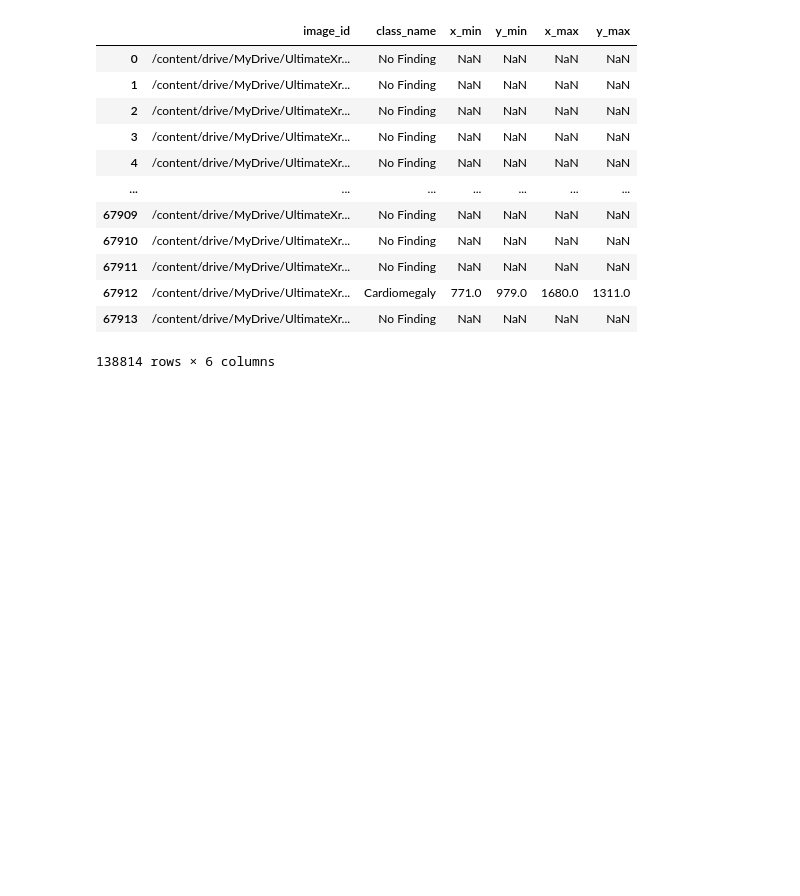
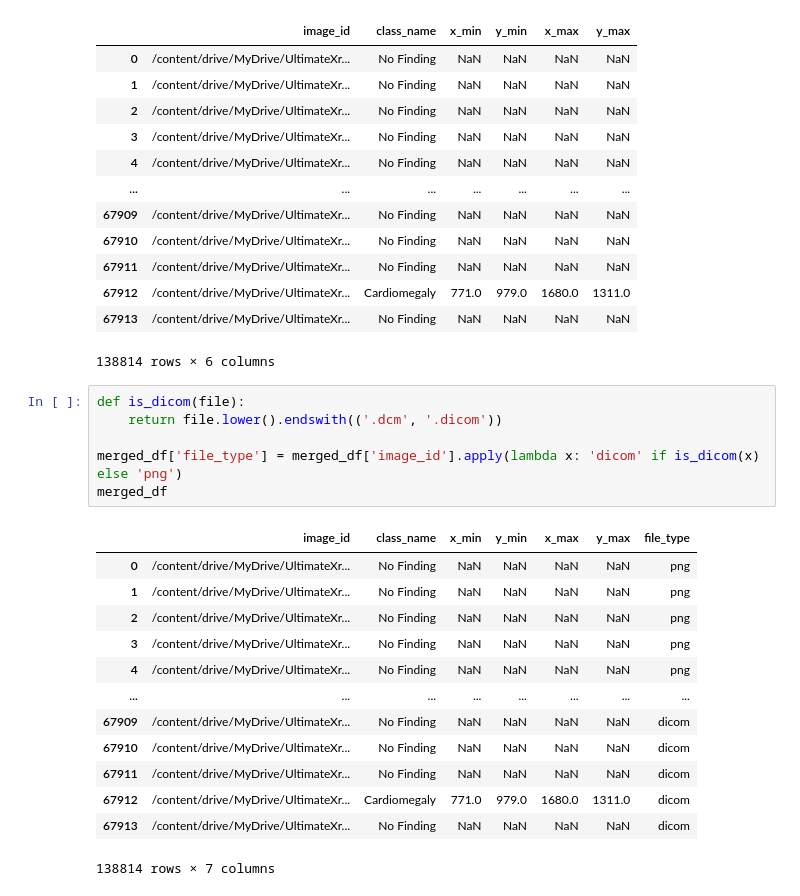
Before and after one commit to SkinHeadDressSom/Ultimate-X-ray-AI, a Jupyter notebook: CXR_data_preparation.ipynb, the cells around one changed output. Saved outputs shown, nothing was run; the diff lists cells and outputs as text; blank space fills up the shorter version.

```diff
--- a/CXR_data_preparation.ipynb
+++ b/CXR_data_preparation.ipynb
@@ -203,3 +203,23 @@ merged_df
 | 67912 | /content/drive/MyDrive/UltimateXr... | Cardiomegaly | 771.0 | 979.0 | 1680.0 | 1311.0 |
 | 67913 | /content/drive/MyDrive/UltimateXr... | No Finding | NaN | NaN | NaN | NaN |
 138814 rows × 6 columns
+# %%
+def is_dicom(file):
+    return file.lower().endswith(('.dcm', '.dicom'))
+
+merged_df['file_type'] = merged_df['image_id'].apply(lambda x: 'dicom' if is_dicom(x) else 'png')
+merged_df
+# %% [output]
+|  | image_id | class_name | x_min | y_min | x_max | y_max | file_type |
+| 0 | /content/drive/MyDrive/UltimateXr... | No Finding | NaN | NaN | NaN | NaN | png |
+| 1 | /content/drive/MyDrive/UltimateXr... | No Finding | NaN | NaN | NaN | NaN | png |
+| 2 | /content/drive/MyDrive/UltimateXr... | No Finding | NaN | NaN | NaN | NaN | png |
+| 3 | /content/drive/MyDrive/UltimateXr... | No Finding | NaN | NaN | NaN | NaN | png |
+| 4 | /content/drive/MyDrive/UltimateXr... | No Finding | NaN | NaN | NaN | NaN | png |
+| ... | ... | ... | ... | ... | ... | ... | ... |
+| 67909 | /content/drive/MyDrive/UltimateXr... | No Finding | NaN | NaN | NaN | NaN | dicom |
+| 67910 | /content/drive/MyDrive/UltimateXr... | No Finding | NaN | NaN | NaN | NaN | dicom |
+| 67911 | /content/drive/MyDrive/UltimateXr... | No Finding | NaN | NaN | NaN | NaN | dicom |
+| 67912 | /content/drive/MyDrive/UltimateXr... | Cardiomegaly | 771.0 | 979.0 | 1680.0 | 1311.0 | dicom |
+| 67913 | /content/drive/MyDrive/UltimateXr... | No Finding | NaN | NaN | NaN | NaN | dicom |
+138814 rows × 7 columns
```
Also changed, not shown: parts of 8 cells of this notebook.
